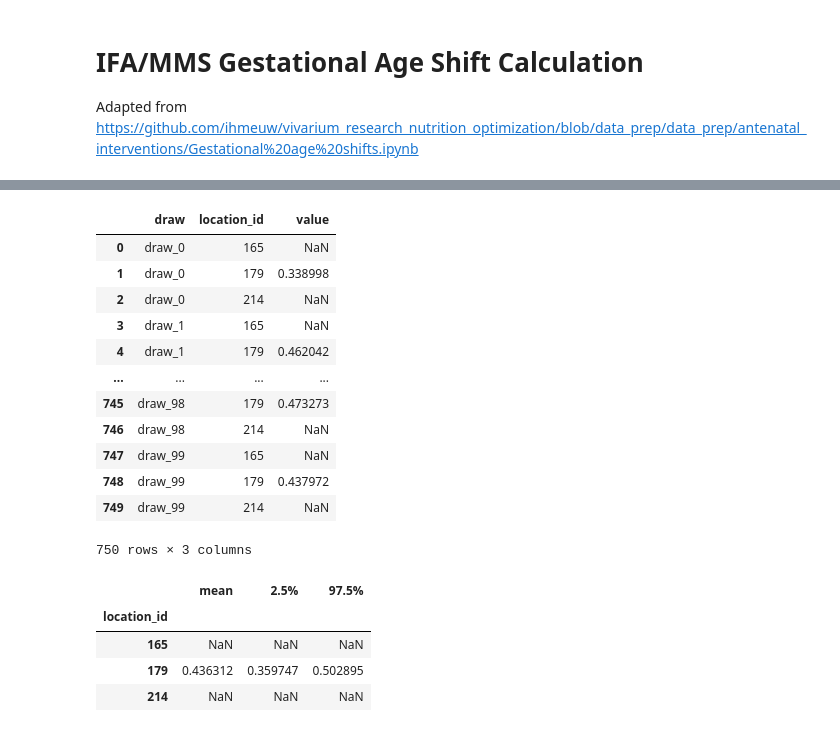
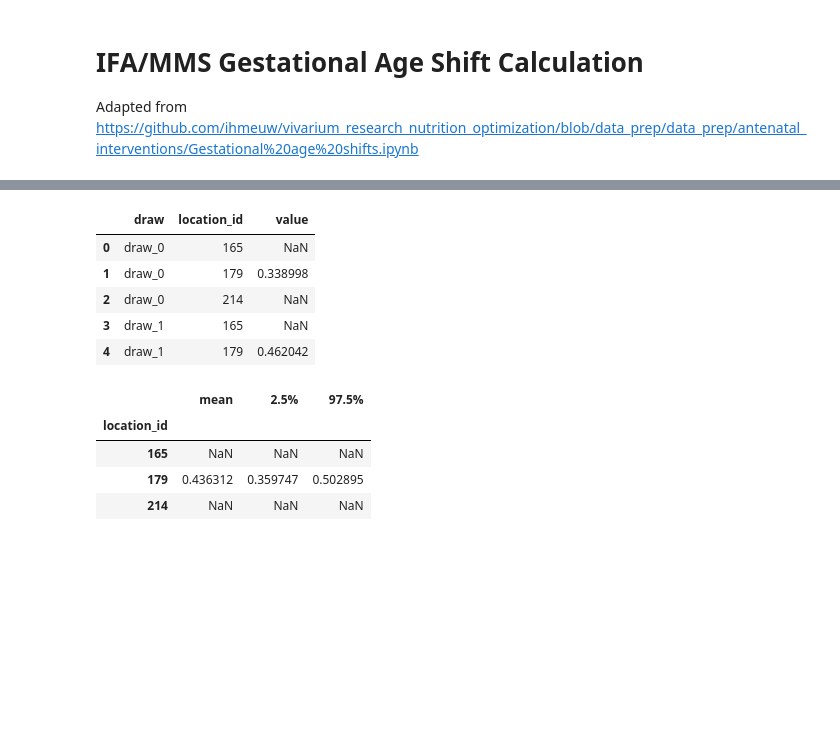
Before and after one commit to ihmeuw/vivarium_gates_mncnh, a Jupyter notebook: src/vivarium_gates_mncnh/data/ifa_mms_gestation_shifts/ifa_gestational_age_shifts.ipynb, the cells around one changed output, grey strips where cells are left out. Cells and saved outputs as stored; diff of their text form; code cells hidden in the pictures; blank space fills up the shorter version.

```diff
--- a/src/vivarium_gates_mncnh/data/ifa_mms_gestation_shifts/ifa_gestational_age_shifts.ipynb
+++ b/src/vivarium_gates_mncnh/data/ifa_mms_gestation_shifts/ifa_gestational_age_shifts.ipynb
@@ -17 +10,7 @@ location_ids = [179, 214, 165]  # Ethiopia, Nigeria, Pakistan
+# %%
+location_data = {'ethiopia':179,
+                'nigeria':214,
+                'pakistan':165}
+location_ids = list(location_data.values())
+locations = list(location_data.keys())
 # %%
@@ -45,9 +27,10 @@ art_ethiopia.keys
 ifa = pd.read_csv('/snfs1/Project/simulation_science/mnch_grant/MNCNH portfolio/anc_iron_prop_st-gpr_results_aggregates_scaled2025-05-30.csv')
 ifa = ifa.loc[(ifa.location_id.isin(location_ids))
               & (ifa.year_id==2023)]
-ifa = ifa.set_index('location_id')[[f'draw_{i}' for i in list(range(0,n_draws))]]
+ifa = ifa.set_index('location_id')[[x for x in ifa.columns if 'draw' in x]]
 ifa = ifa.stack().reset_index()
 ifa.columns = ['location_id', 'draw', 'value']
-ifa[ifa["location_id"]==179]
+# FIX ME: make this generalizable to work for all locations
+ifa[ifa["location_id"]==179].head()
 # %% [output]
 |  | location_id | draw | value |
@@ -66,23 +41,0 @@ ifa[ifa["location_id"]==179]
-# %%
-# use artifact data for ifa instead (key IFA_SUPPLEMENTATION.COVERAGE)
-# can skip this, if we need population level coverage of IFA, can multiply csv above and the artifact ANC
-# or choose cat2 and note the definiton - that its among ANC attendees
-
-
-
-ifa_ethiopia = art_ethiopia.load('risk_factor.iron_folic_acid_supplementation.coverage').rename_axis("draw", axis=1).stack().rename("value").reset_index()
-ifa_ethiopia["location_id"] = 179
-#ifa_nigeria = art_nigeria.load('risk_factor.iron_folic_acid_supplementation.coverage').rename_axis("draw", axis=1).stack().rename("value").reset_index()
-#ifa_nigeria["location_id"] = 214
-#ifa_pakistan = art_pakistan.load('risk_factor.iron_folic_acid_supplementation.coverage').rename_axis("draw", axis=1).stack().rename("value").reset_index()
-#ifa_pakistan["location_id"] = 165
-
-#pd.concat([ifa_ethiopia, ifa_nigeria, ifa_pakistan])
-ifa_art = ifa_ethiopia
-ifa_art = ifa_art[["location_id", "parameter", "draw", "value"]]
-ifa_art[ifa_art["parameter"] == "cat2"]
-ifa_art = ifa_art.set_index(['location_id','draw', "parameter"])
-ifa_art
-
-# one is covered (cat2) and one is uncovered
-# also could be defined among the entire population
@@ -127,21 +60,14 @@ anc_art
 # %%
 # Updated to anc_art, keep ifa (not ifa_art)
 baseline_ifa = (anc_art * ifa.set_index(["draw","location_id"])).reset_index()
-baseline_ifa
+baseline_ifa.head()
 # %% [output]
 |  | draw | location_id | value |
 | 0 | draw_0 | 165 | NaN |
 | 1 | draw_0 | 179 | 0.338998 |
 | 2 | draw_0 | 214 | NaN |
 | 3 | draw_1 | 165 | NaN |
 | 4 | draw_1 | 179 | 0.462042 |
-| ... | ... | ... | ... |
-| 745 | draw_98 | 179 | 0.473273 |
-| 746 | draw_98 | 214 | NaN |
-| 747 | draw_99 | 165 | NaN |
-| 748 | draw_99 | 179 | 0.437972 |
-| 749 | draw_99 | 214 | NaN |
-750 rows × 3 columns
 # %%
 baseline_ifa.groupby('location_id')['value'].describe(percentiles=[0.025,0.975]).filter(['mean','2.5%','97.5%'])
 # %% [output]
```
Also changed, not shown: parts of 28 cells of this notebook, 1 other file.
